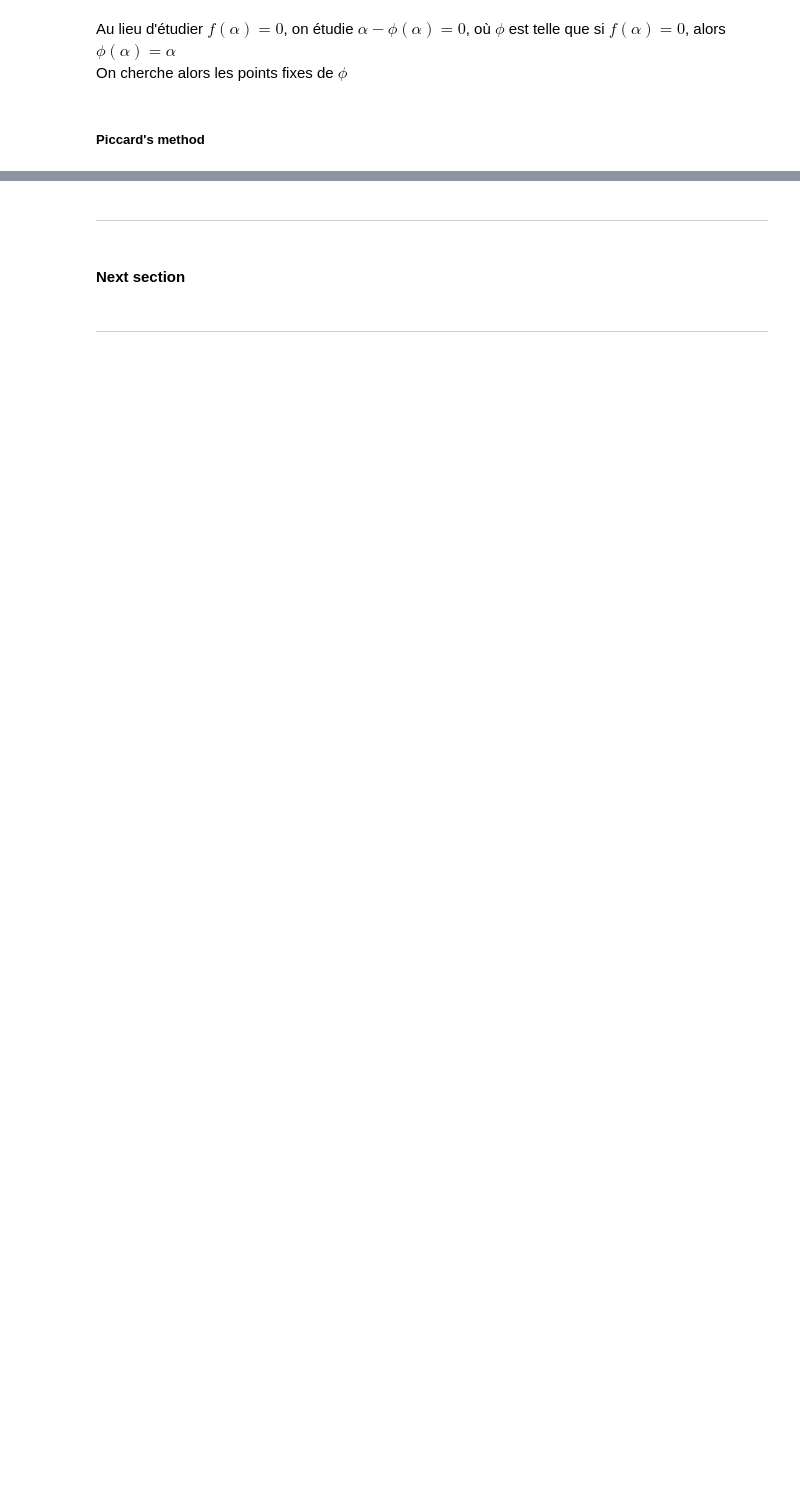
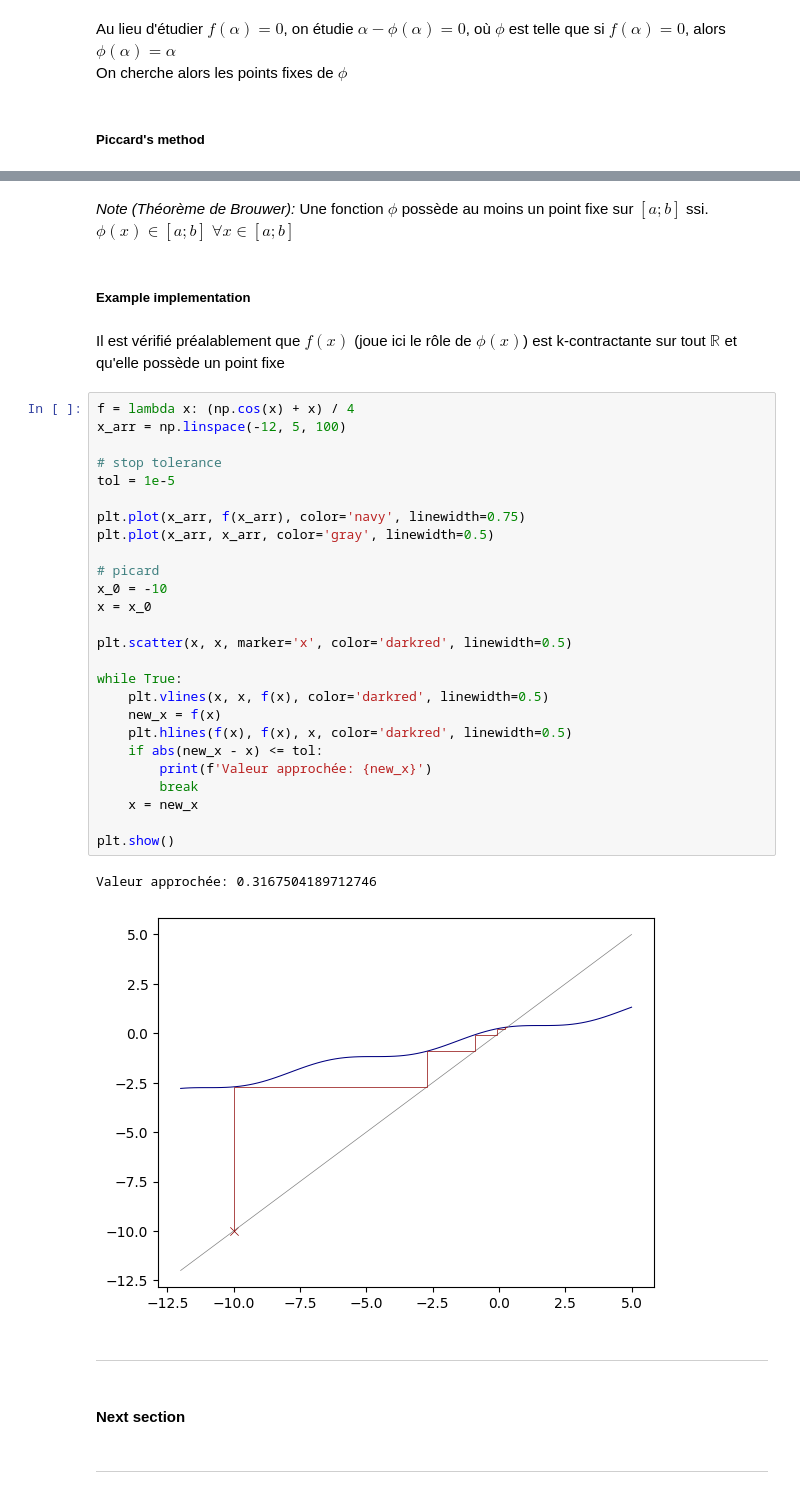
Before and after one commit to mightykatun/epfl-icc-man, a Jupyter notebook: Notes.ipynb, the cells around one changed output, grey strips where cells are left out. Cells and saved outputs as stored; diff of their text form; blank space fills up the shorter version.

```diff
--- a/Notes.ipynb
+++ b/Notes.ipynb
@@ -1404,3 +1448,38 @@ Cette suite convergera vers $\alpha$, le point fixe de $\phi$ et le zéro de $f$
+# %% [markdown]
+*Note (Théorème de Brouwer):* Une fonction $\phi$ possède au moins un point fixe sur $[a;b]$ ssi. $\phi(x)\in [a;b]\;\forall x\in [a;b]$
+# %% [markdown]
+##### Example implementation
+# %% [markdown]
+Il est vérifié préalablement que $f(x)$ (joue ici le rôle de $\phi(x)$) est k-contractante sur tout $\mathbb{R}$ et qu'elle possède un point fixe
+# %%
+f = lambda x: (np.cos(x) + x) / 4
+x_arr = np.linspace(-12, 5, 100)
+
+# stop tolerance
+tol = 1e-5
+
+plt.plot(x_arr, f(x_arr), color='navy', linewidth=0.75)
+plt.plot(x_arr, x_arr, color='gray', linewidth=0.5)
+
+# picard
+x_0 = -10
+x = x_0
+
+plt.scatter(x, x, marker='x', color='darkred', linewidth=0.5)
+
+while True:
+    plt.vlines(x, x, f(x), color='darkred', linewidth=0.5)
+    new_x = f(x)
+    plt.hlines(f(x), f(x), x, color='darkred', linewidth=0.5)
+    if abs(new_x - x) <= tol:
+        print(f'Valeur approchée: {new_x}')
+        break
+    x = new_x
+
+plt.show()
+# %% [output]
+Valeur approchée: 0.3167504189712746
+[figure, added]
 # %% [markdown]
 ---
 # %% [markdown]
```
Also changed, not shown: parts of 17 cells of this notebook.
